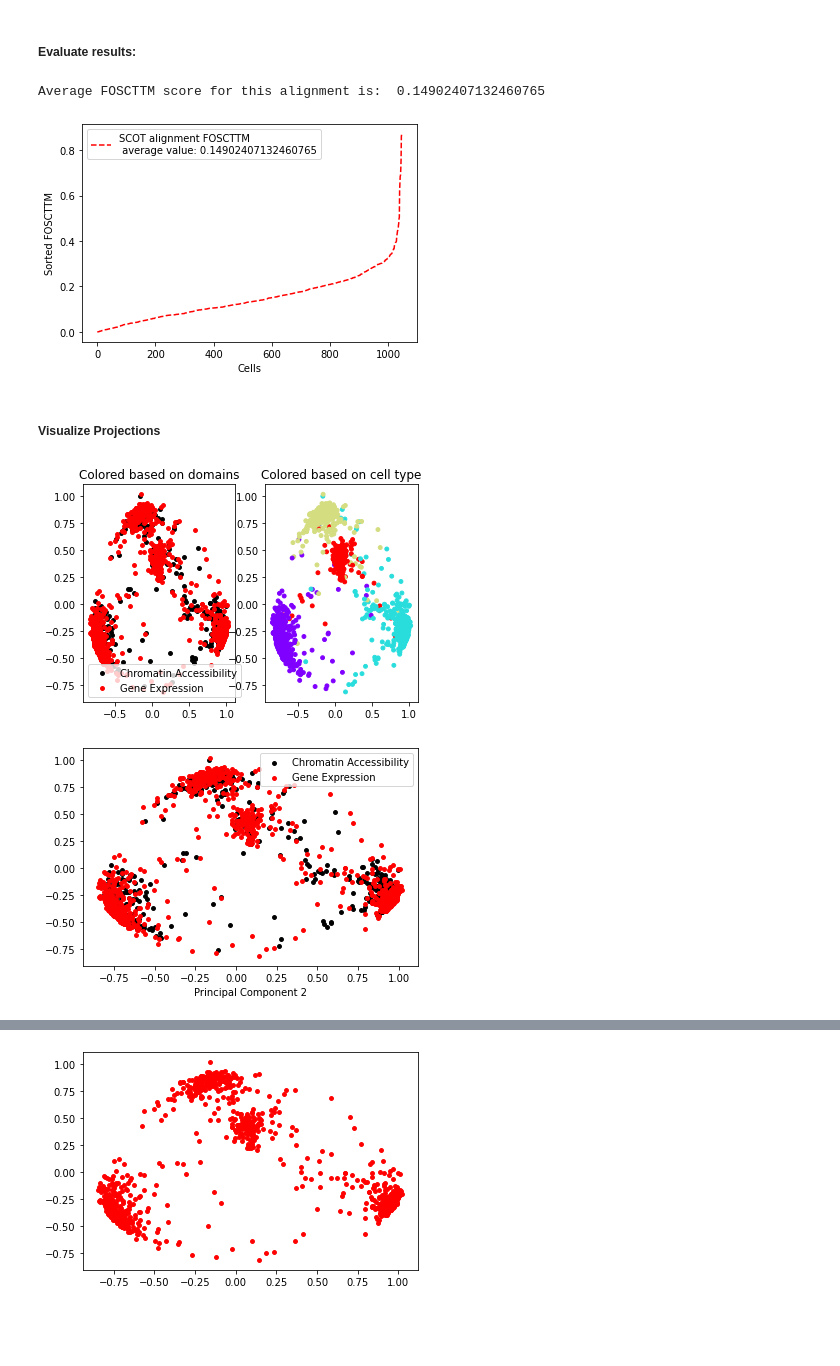
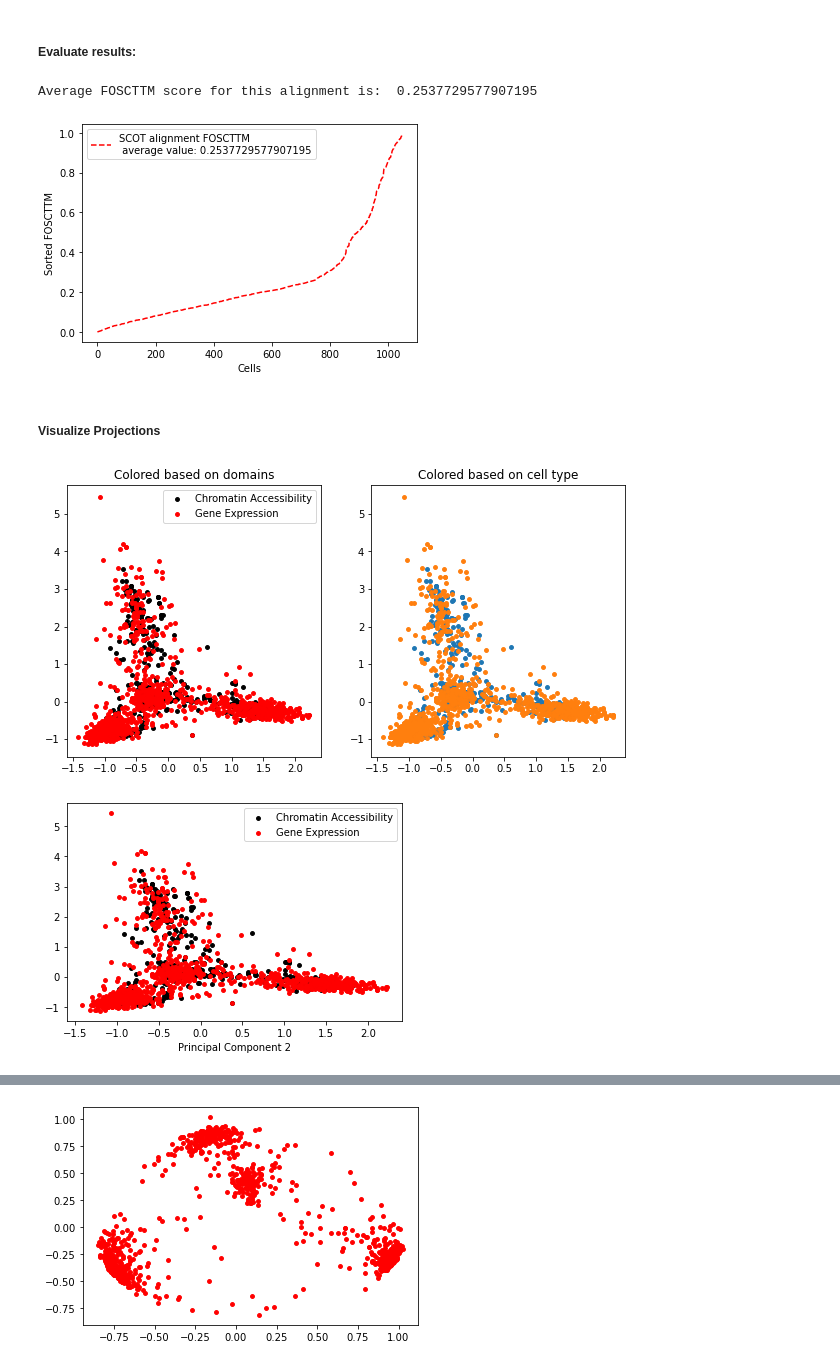
Before and after one commit to rsinghlab/SCOT, a Jupyter notebook: SNAREseq_SCOT_alignment.ipynb, the cells around one changed output, grey strips where cells are left out. Drawn from its saved outputs; the diff is of its cells as text; code cells hidden in the pictures; blank space fills up the shorter version.

Commit message:
added SNAREseq unbalanced example

```diff
--- a/SNAREseq_SCOT_alignment.ipynb
+++ b/SNAREseq_SCOT_alignment.ipynb
@@ -19,15 +19,15 @@ print("Dimensions of input datasets are: ", "X= ", X.shape, " y= ", y.shape)
 # %% [output]
 Dimensions of input datasets are:  X=  (1047, 19)  y=  (1047, 10)
 # %%
-X=ut.unit_normalize(X)
-y=ut.unit_normalize(y)
+# X=ut.unit_normalize(X)
+# y=ut.unit_normalize(y)
 
 # We have used l2 unit normalization with all methods as per MMD-MA: https://www.biorxiv.org/content/10.1101/644310v2.full.pdf
 ## If you'd like to apply z-score normalization instead:
-# X=ut.zscore_standardize()
-# y=ut.zscore_standardize()
+X=ut.zscore_standardize(X)
+y=ut.zscore_standardize(y)
 # %%
 # Set hyperparameters of the algorithm:
 k=50
 e=0.0005
-X_new,y_new= scot(X, y, k, e, mode="connectivity", metric="correlation")
+X_new,y_new= scot(X, y, k, e, rho = 0.05, mode="connectivity", metric="correlation", balanced = False)
@@ -55,7 +37,7 @@ It.  |Err
 fracs=evals.calc_domainAveraged_FOSCTTM(X_new, y_new)
 print("Average FOSCTTM score for this alignment is: ", np.mean(fracs))
 # %% [output]
-Average FOSCTTM score for this alignment is:  0.14902407132460765
+Average FOSCTTM score for this alignment is:  0.2537729577907195
 # %%
 import matplotlib.pyplot as plt
 legend_label="SCOT alignment FOSCTTM \n average value: "+str(np.mean(fracs))
@@ -65,36 +47,35 @@ plt.xlabel("Cells")
 plt.ylabel("Sorted FOSCTTM")
 plt.show()
 # %% [output]
-[figure, old version]
+[figure, new version]
 # %% [markdown]
 ##### Visualize Projections
 # %%
 import matplotlib.pyplot as plt
 from sklearn.decomposition import PCA
 
 pca=PCA(n_components=2)
 Xy_pca=pca.fit_transform(np.concatenate((X_new, y_new), axis=0))
 X_pca=Xy_pca[0: 1047,]
 y_pca=Xy_pca[1047:,]
 
 ### Read in cell type information:
-Xlabels=np.genfromtxt("data/SNAREseq_typesChromatin.txt")
-ylabels=np.genfromtxt("data/SNAREseq_typesExpression.txt")
+# Xlabels=np.genfromtxt("data/SNAREseq_typesChromatin.txt")
+# ylabels=np.genfromtxt("data/SNAREseq_typesExpression.txt")
 
-fig, (ax1, ax2) = plt.subplots(1, 2)
+fig, (ax1, ax2) = plt.subplots(1, 2, figsize = (10, 5))
 ax1.scatter(X_pca[:,0], X_pca[:,1], c="k", s=15, label="Chromatin Accessibility")
 ax1.scatter(y_pca[:,0], y_pca[:,1], c="r", s=15, label="Gene Expression")
 ax1.legend()
 ax1.set_title("Colored based on domains")
 
-ax2.scatter(X_pca[:,0], X_pca[:,1], cmap="rainbow", c=Xlabels, s=15)
-ax2.scatter(y_pca[:,0], y_pca[:,1], cmap="rainbow", c=ylabels, s=15)
+ax2.scatter(X_pca[:,0], X_pca[:,1], cmap="rainbow", s=15)
+ax2.scatter(y_pca[:,0], y_pca[:,1], cmap="rainbow", s=15)
 ax2.set_title("Colored based on cell type")
 plt.show()
 # %% [output]
-[figure, old version]
+[figure, new version]
 # %%
-
 plt.scatter(X_pca[:,0], X_pca[:,1], c="k", s=15, label="Chromatin Accessibility")
 plt.scatter(y_pca[:,0], y_pca[:,1], c="r", s=15, label="Gene Expression")
 plt.xlabel("Principal Component 1")
@@ -103,7 +84,7 @@ plt.legend()
 plt.savefig("SNARE_align.svg")
 plt.show()
 # %% [output]
-[figure, old version]
+[figure, new version]
 # %%
 
 plt.scatter(X_pca[:,0], X_pca[:,1], cmap="rainbow", c=Xlabels, s=15)
```
Also changed, not shown: parts of 3 cells of this notebook, 6 other files.
